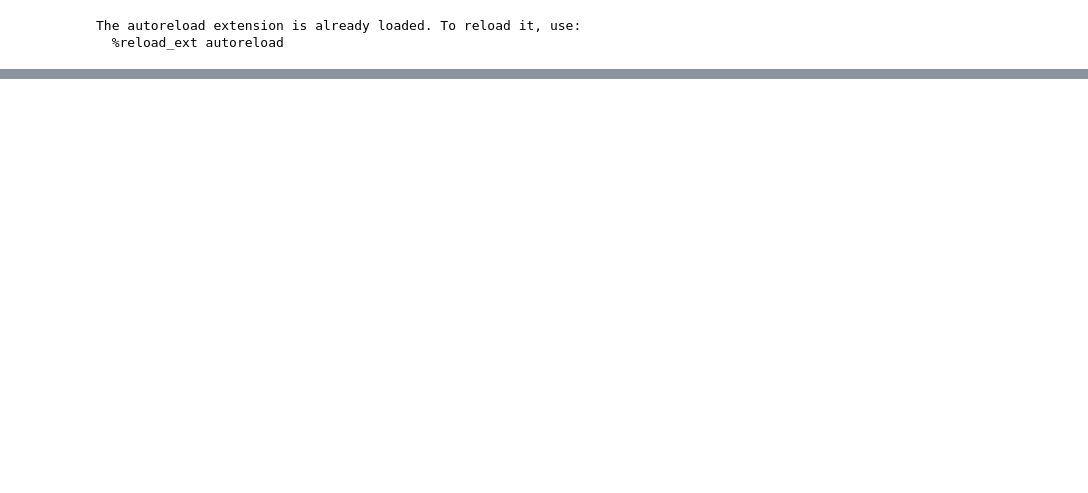
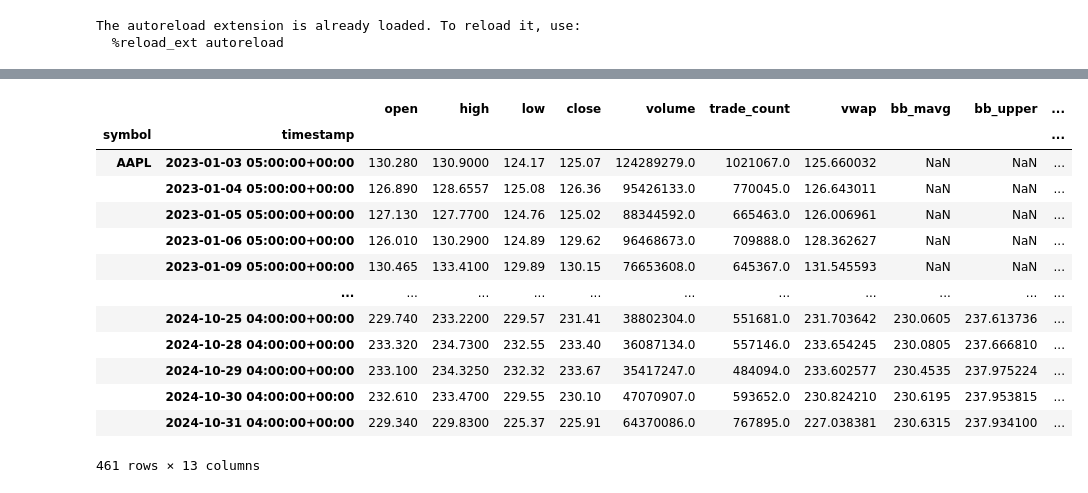
Before and after one commit to dylanclam12/financial-analysis_DCL, a Jupyter notebook: Module_3.ipynb, the cells around one changed output, grey strips where cells are left out. Cells and saved outputs as stored; diff of their text form; code cells hidden in the pictures; blank space fills up the shorter version.

```diff
--- a/Module_3.ipynb
+++ b/Module_3.ipynb
@@ -83,0 +42,24 @@ fa.aa.plot_CAPM(alpha_df, target="AAPL")
+# %%
+TICKER = "AAPL"
+start_date = "2023-01-01"
+end_date = "2024-11-01"
+bollinger_band = True
+rsi = True
+# %%
+AAPL_df = fa.id.get_data(ticker=TICKER, start=start_date, end=end_date, BB=bollinger_band, RSI=rsi)
+AAPL_df
+# %% [output]
+|  |  | open | high | low | close | volume | trade_count | vwap | bb_mavg | bb_upper | ... |
+| symbol | timestamp |  |  |  |  |  |  |  |  |  | ... |
+| AAPL | 2023-01-03 05:00:00+00:00 | 130.280 | 130.9000 | 124.17 | 125.07 | 124289279.0 | 1021067.0 | 125.660032 | NaN | NaN | ... |
+|  | 2023-01-04 05:00:00+00:00 | 126.890 | 128.6557 | 125.08 | 126.36 | 95426133.0 | 770045.0 | 126.643011 | NaN | NaN | ... |
+|  | 2023-01-05 05:00:00+00:00 | 127.130 | 127.7700 | 124.76 | 125.02 | 88344592.0 | 665463.0 | 126.006961 | NaN | NaN | ... |
+|  | 2023-01-06 05:00:00+00:00 | 126.010 | 130.2900 | 124.89 | 129.62 | 96468673.0 | 709888.0 | 128.362627 | NaN | NaN | ... |
+|  | 2023-01-09 05:00:00+00:00 | 130.465 | 133.4100 | 129.89 | 130.15 | 76653608.0 | 645367.0 | 131.545593 | NaN | NaN | ... |
+|  | ... | ... | ... | ... | ... | ... | ... | ... | ... | ... | ... |
+|  | 2024-10-25 04:00:00+00:00 | 229.740 | 233.2200 | 229.57 | 231.41 | 38802304.0 | 551681.0 | 231.703642 | 230.0605 | 237.613736 | ... |
+|  | 2024-10-28 04:00:00+00:00 | 233.320 | 234.7300 | 232.55 | 233.40 | 36087134.0 | 557146.0 | 233.654245 | 230.0805 | 237.666810 | ... |
+|  | 2024-10-29 04:00:00+00:00 | 233.100 | 234.3250 | 232.32 | 233.67 | 35417247.0 | 484094.0 | 233.602577 | 230.4535 | 237.975224 | ... |
+|  | 2024-10-30 04:00:00+00:00 | 232.610 | 233.4700 | 229.55 | 230.10 | 47070907.0 | 593652.0 | 230.824210 | 230.6195 | 237.953815 | ... |
+|  | 2024-10-31 04:00:00+00:00 | 229.340 | 229.8300 | 225.37 | 225.91 | 64370086.0 | 767895.0 | 227.038381 | 230.6315 | 237.934100 | ... |
+461 rows × 13 columns
```
Also changed, not shown: parts of 18 cells of this notebook, 6 other files.
